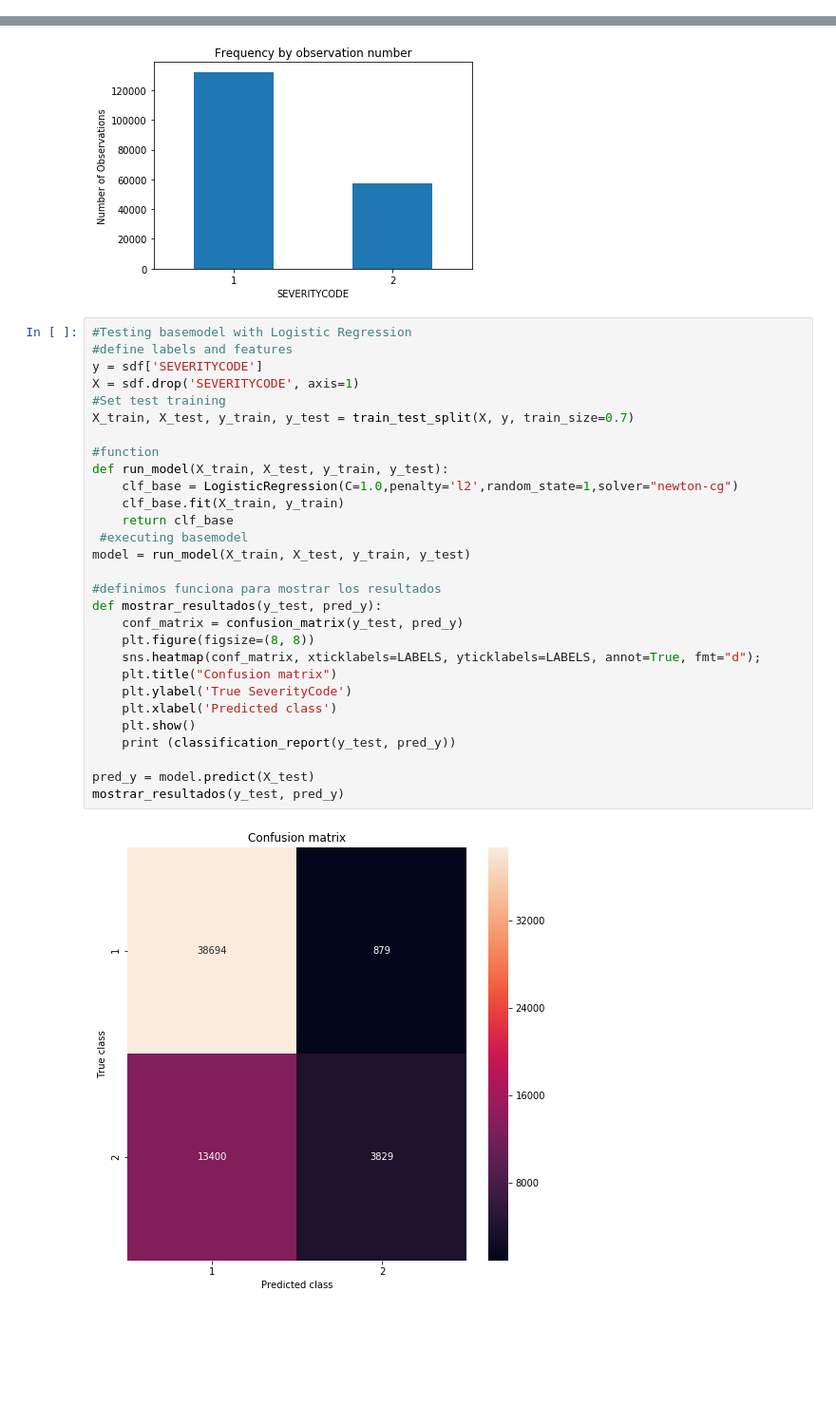
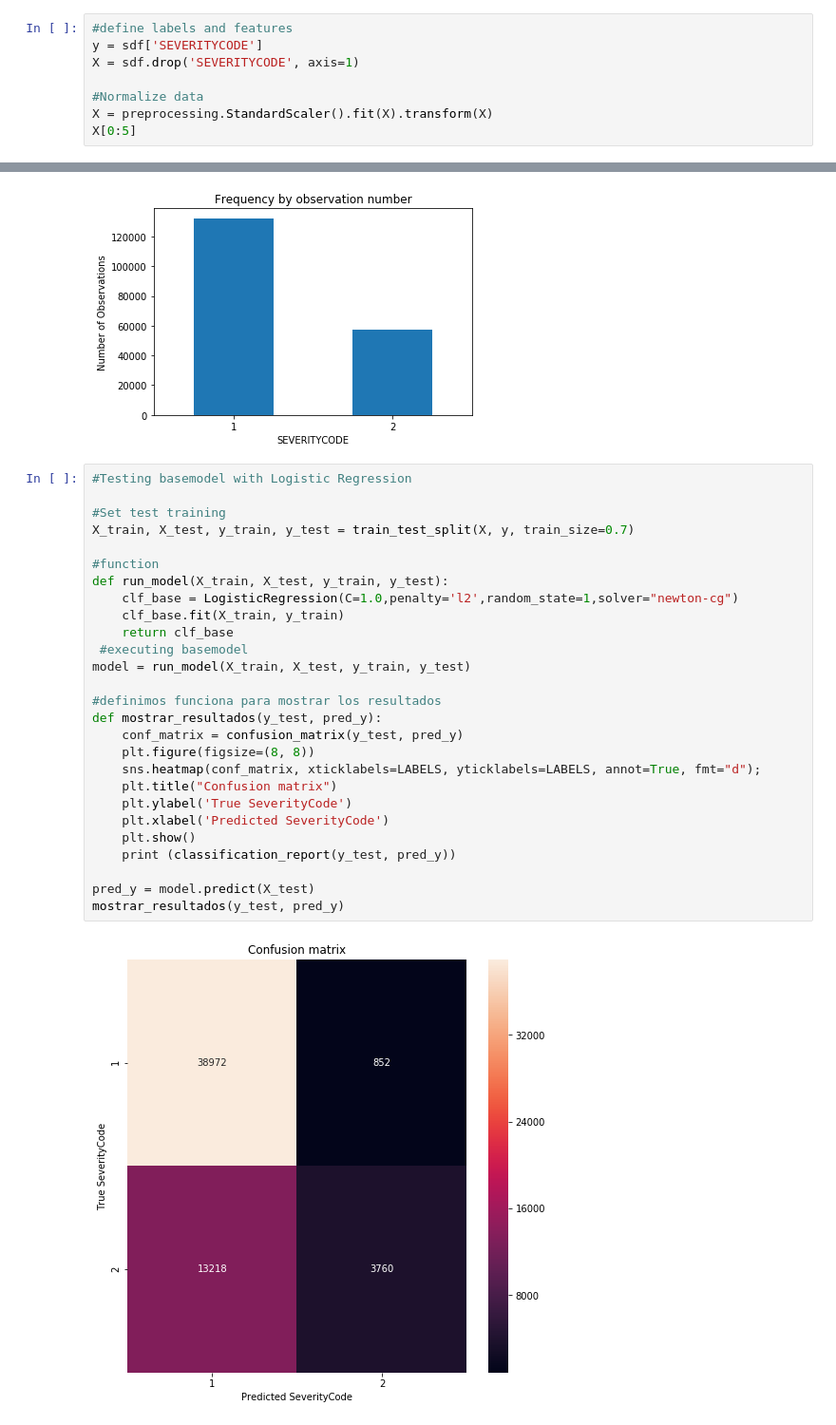
Before and after one commit to leaenbinario/Coursera_Capstone, a Jupyter notebook: Coursera_Capstone.ipynb, the cells around one changed output, grey strips where cells are left out. Shown at 95% size. Cells and saved outputs as stored; diff of their text form; blank space fills up the shorter version.

```diff
--- a/Coursera_Capstone.ipynb
+++ b/Coursera_Capstone.ipynb
@@ -159,3 +159,11 @@ sdf.head()
 sdf.shape
 # %% [output]
 (189337, 8)
+# %%
+#define labels and features
+y = sdf['SEVERITYCODE']
+X = sdf.drop('SEVERITYCODE', axis=1)
+
+#Normalize data
+X = preprocessing.StandardScaler().fit(X).transform(X)
+X[0:5]
@@ -172,34 +191,32 @@ plt.ylabel("Number of Observations");
 [figure]
 # %%
 #Testing basemodel with Logistic Regression
-#define labels and features
-y = sdf['SEVERITYCODE']
-X = sdf.drop('SEVERITYCODE', axis=1)
+
 #Set test training
 X_train, X_test, y_train, y_test = train_test_split(X, y, train_size=0.7)
 
 #function
 def run_model(X_train, X_test, y_train, y_test):
     clf_base = LogisticRegression(C=1.0,penalty='l2',random_state=1,solver="newton-cg")
     clf_base.fit(X_train, y_train)
     return clf_base
  #executing basemodel
 model = run_model(X_train, X_test, y_train, y_test)
 
 #definimos funciona para mostrar los resultados
 def mostrar_resultados(y_test, pred_y):
     conf_matrix = confusion_matrix(y_test, pred_y)
     plt.figure(figsize=(8, 8))
     sns.heatmap(conf_matrix, xticklabels=LABELS, yticklabels=LABELS, annot=True, fmt="d");
     plt.title("Confusion matrix")
     plt.ylabel('True SeverityCode')
-    plt.xlabel('Predicted class')
+    plt.xlabel('Predicted SeverityCode')
     plt.show()
     print (classification_report(y_test, pred_y))
 
 pred_y = model.predict(X_test)
 mostrar_resultados(y_test, pred_y)
 # %% [output]
-[figure, old version]
+[figure, new version]
               precision    recall  f1-score   support
 
```
Also changed, not shown: parts of 3 cells of this notebook.
